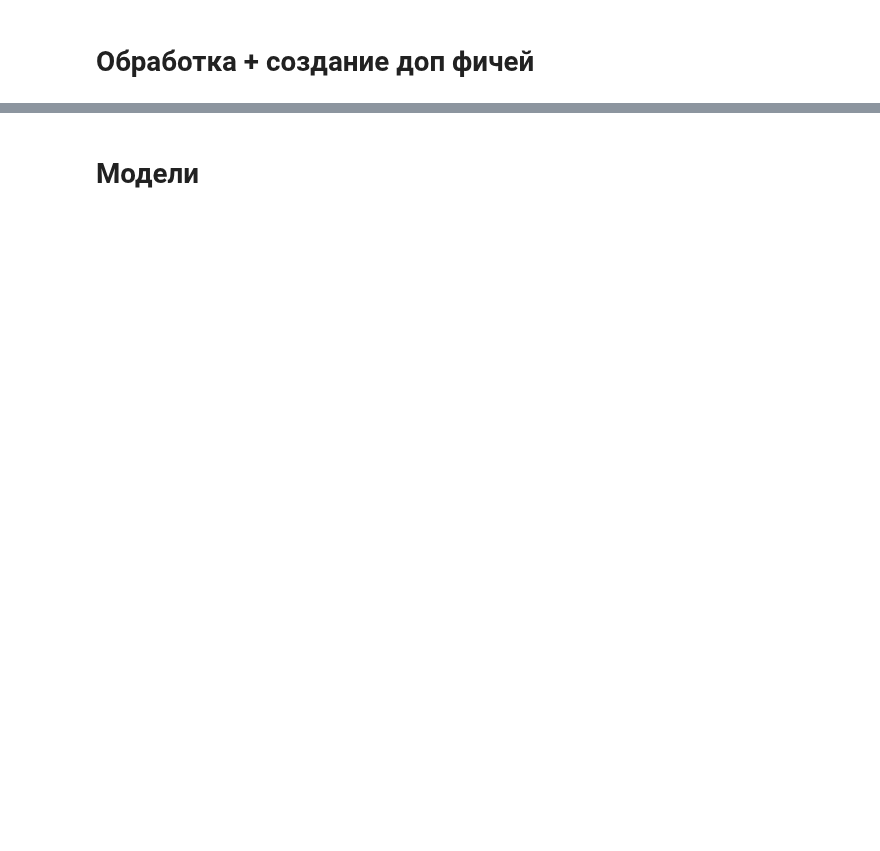
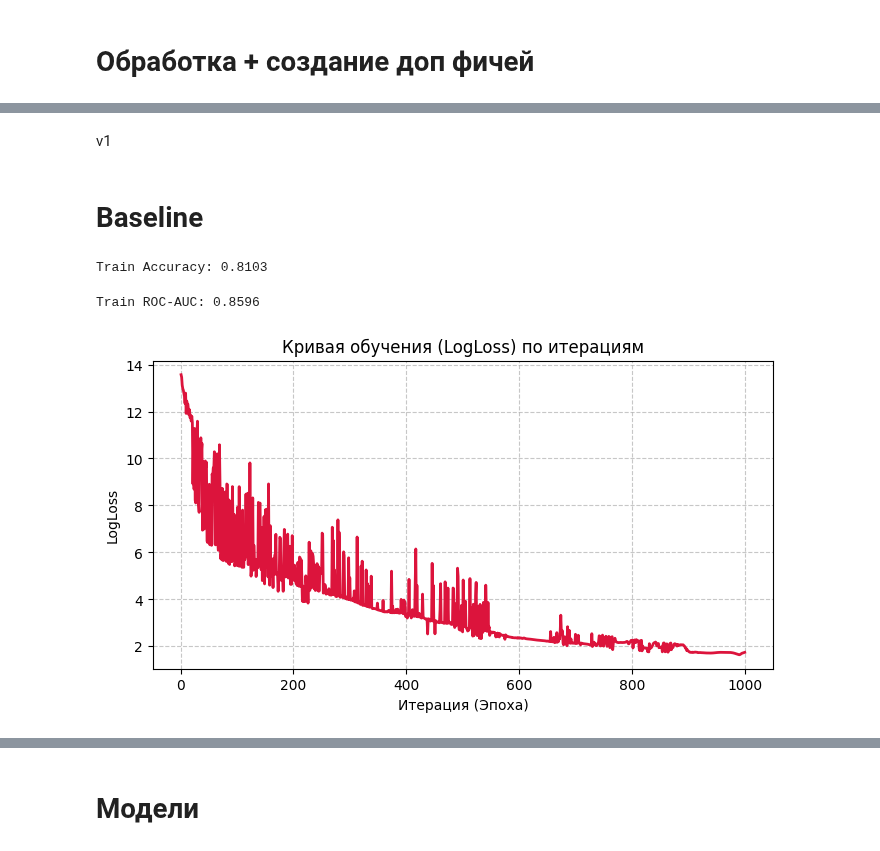
Before and after one commit to ArtemBlackOps/titanik-project, a Jupyter notebook: eda.ipynb, the cells around one changed output, grey strips where cells are left out. Cells and saved outputs as stored; diff of their text form; code cells hidden in the pictures; blank space fills up the shorter version.

```diff
--- a/eda.ipynb
+++ b/eda.ipynb
@@ -282,10 +271,0 @@ Y_test = test['Survived']
-# %%
-# 1. Логистическая регрессия
-log_reg = LogisticRegression(max_iter=1000, random_state=42)
-log_reg.fit(X_train, Y_train)
-
-# 2. CatBoost
-catboost_model = CatBoostClassifier(
-    iterations=500, random_seed=42, verbose=100
-)
-catboost_model.fit(X_train, Y_train)
@@ -326,0 +314,2 @@ plt.show()
+# %% [markdown]
+v1
@@ -326,0 +369,59 @@ plt.show()
+# %% [markdown]
+# Baseline
+# %%
+logreg = LogisticRegression(max_iter=1000, random_state=42)
+logreg.fit(X_train, Y_train)
+
+# Получаем метки классов (0 или 1)
+Y_pred = logreg.predict(X_train)
+
+# Считаем Accuracy
+acc_log = round(accuracy_score(Y_train, Y_pred), 4)
+print(f'Train Accuracy: {acc_log}')
+# %% [output]
+Train Accuracy: 0.8103
+# %%
+# 1. Ваш исходный Baseline (основная модель)
+logreg = LogisticRegression(max_iter=1000, random_state=42)
+logreg.fit(X_train, Y_train)
+
+# --- Train предсказания и ROC-AUC ---
+Y_train_pred_proba = logreg.predict_proba(X_train)[:, 1]
+train_roc_auc = round(roc_auc_score(Y_train, Y_train_pred_proba), 4)
+print(f'Train ROC-AUC: {train_roc_auc}')
+
+# --- Test предсказания и ROC-AUC ---
+Y_test_pred = logreg.predict(X_test)  # Метки классов (0 или 1) для файла отправки
+Y_test_pred_proba = logreg.predict_proba(X_test)[:, 1]  # Вероятности
+
+
+# 2. Построение графика Loss-функции (через пошаговое обучение)
+loss_model = SGDClassifier(
+    loss='log_loss',
+    learning_rate='optimal',
+    random_state=42,
+)
+
+epochs = 1000
+losses = []
+classes = [0, 1]
+
+for epoch in range(epochs):
+    # Пошагово дообучаем модель
+    loss_model.partial_fit(X_train, Y_train, classes=classes)
+
+    # Считаем LogLoss на текущей итерации
+    proba = loss_model.predict_proba(X_train)
+    losses.append(log_loss(Y_train, proba))
+
+# 3. Отрисовка графика
+plt.figure(figsize=(8, 4))
+plt.plot(range(1, epochs + 1), losses, color='crimson', lw=2)
+plt.title('Кривая обучения (LogLoss) по итерациям', fontsize=12)
+plt.xlabel('Итерация (Эпоха)')
+plt.ylabel('LogLoss')
+plt.grid(True, linestyle='--', alpha=0.7)
+plt.show()
+# %% [output]
+Train ROC-AUC: 0.8596
+[figure, added]
```
Also changed, not shown: parts of 50 cells of this notebook, 2 other files.
